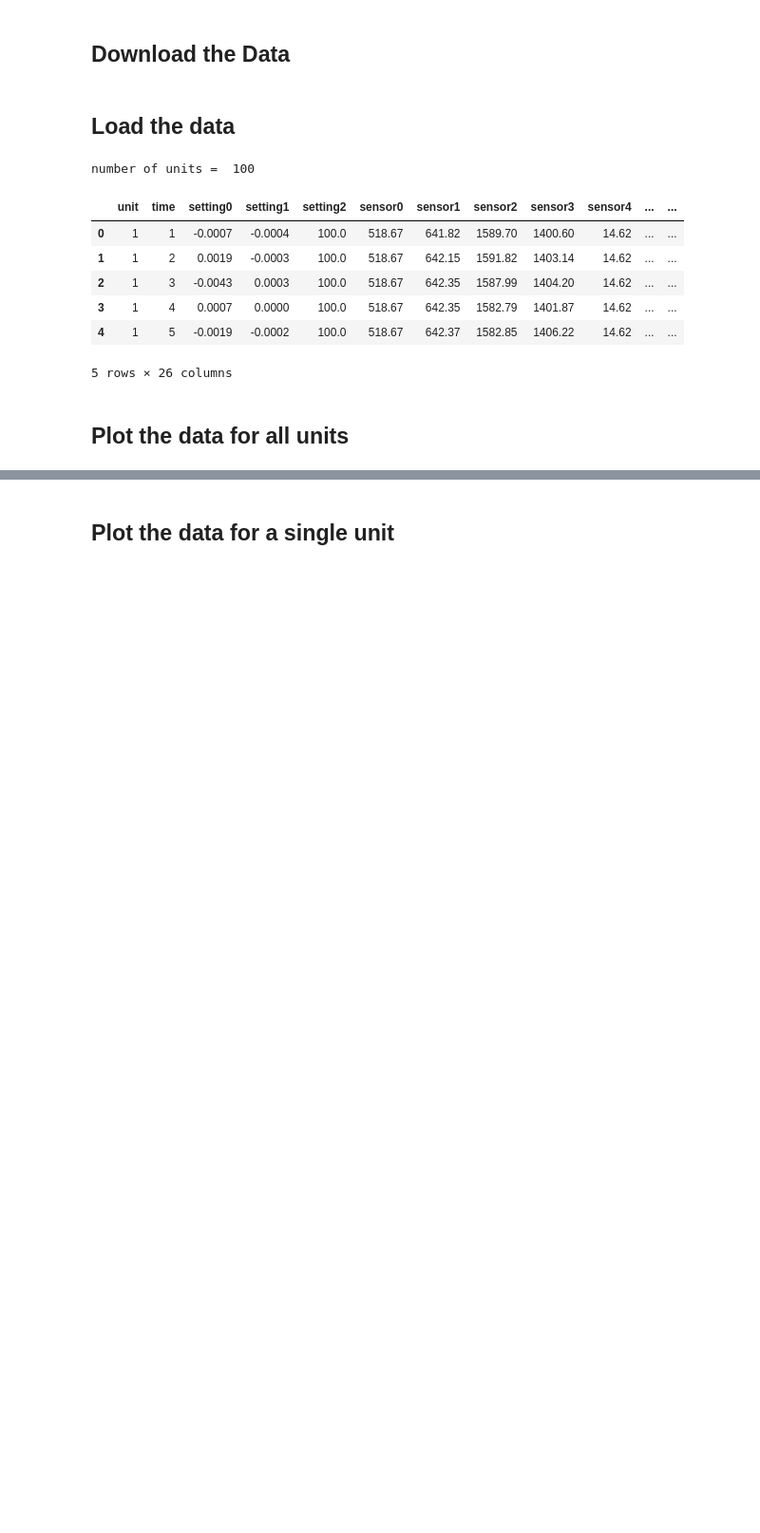
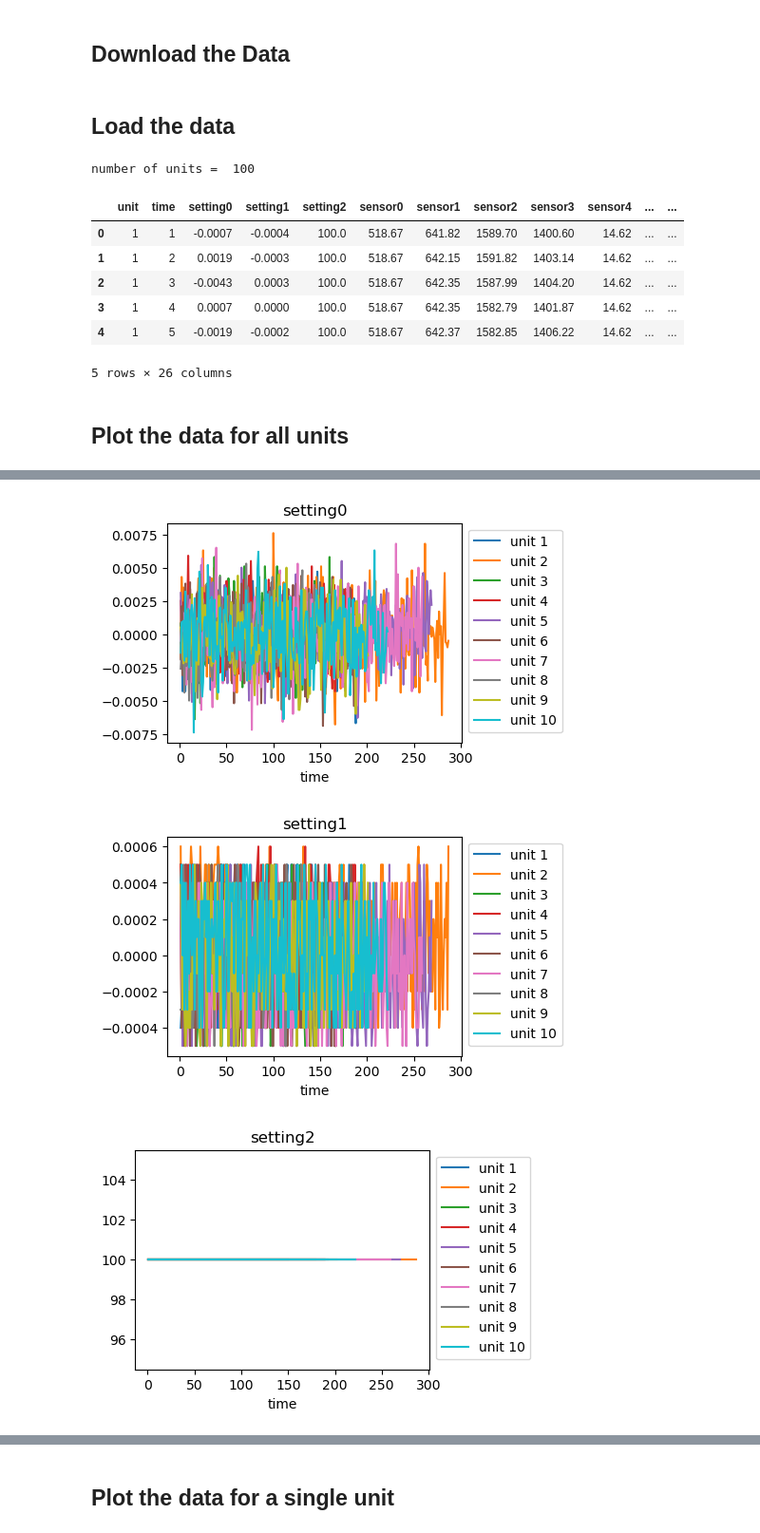
Before and after one commit to juan-prado-7/imapp-deep-learning, a Jupyter notebook: applied-deep-learning/ex8.3-RNN-engine-lifetime.ipynb, the cells around one changed output, grey strips where cells are left out. Shown at 95% size. Drawn from its saved outputs; the diff is of its cells as text; code cells hidden in the pictures; blank space fills up the shorter version.

```diff
--- a/applied-deep-learning/ex8.3-RNN-engine-lifetime.ipynb
+++ b/applied-deep-learning/ex8.3-RNN-engine-lifetime.ipynb
@@ -104,24 +107,3 @@ number of units =  100
 5 rows × 26 columns
 # %% [markdown]
 ## Plot the data for all units
-# %%
-# Plot the input data for all units
-for unit in range(1,5):
-    plt.figure(figsize=(10,6))
-    plt.subplot(5, 1, 1)
-    plt.title(f'Unit {unit}')
-    for i, column in enumerate(name_list[2:7]):
-        plt.subplot(5, 1, i+1)
-
-        mask = data_train['unit']==unit
-        plt.plot(data_train['time'][mask], data_train[column][mask], label=column)
-
-        xpos = plt.xlim()[1] + (plt.xlim()[1] - plt.xlim()[0])/100
-        ypos = plt.ylim()[0] + (plt.ylim()[1] - plt.ylim()[0])/2
-        plt.text(xpos, ypos, column)
-
-        if i < 4:
-            plt.tick_params(axis='x', bottom=False, labelbottom=False)
-
-    # plt.tight_layout()
-    plt.show()
@@ -132,0 +110,15 @@ for unit in range(1,5):
+# %%
+# Plot the input data for all units
+for column in name_list[2:10]:
+    plt.figure(figsize=(4,3))
+    for unit in range(1, 11):
+        plt.title(column)
+        mask = data_train['unit'] == unit
+        plt.plot(data_train['time'][mask], data_train[column][mask], label=f'unit {unit}')
+        plt.legend(bbox_to_anchor=(1,1))
+        plt.xlabel('time')
+    plt.show()
+# %% [output]
+[figure, added]
+[figure, added]
+[figure, added]
```
Also changed, not shown: parts of 36 cells of this notebook, 1 other file.
